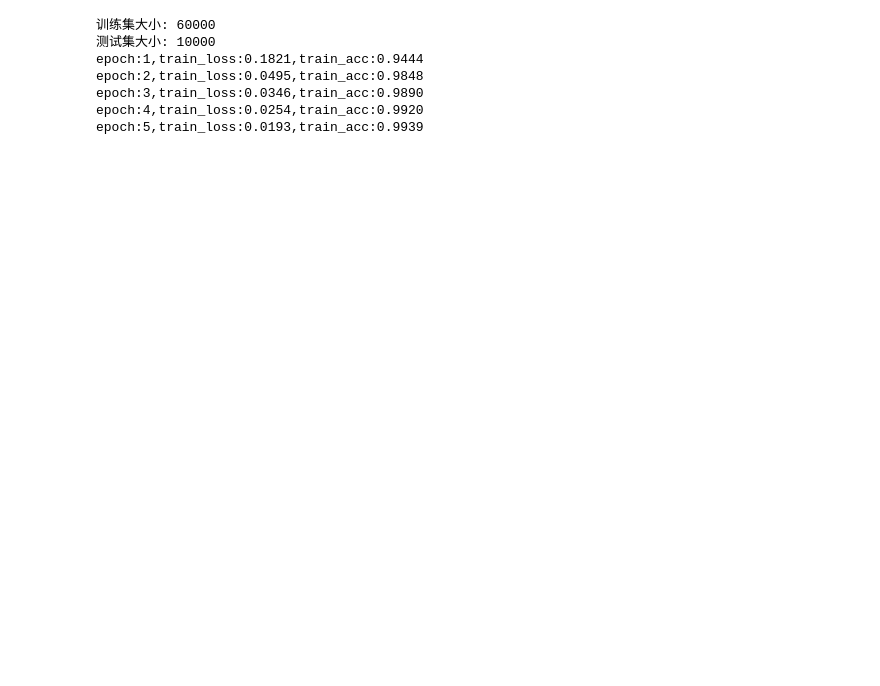
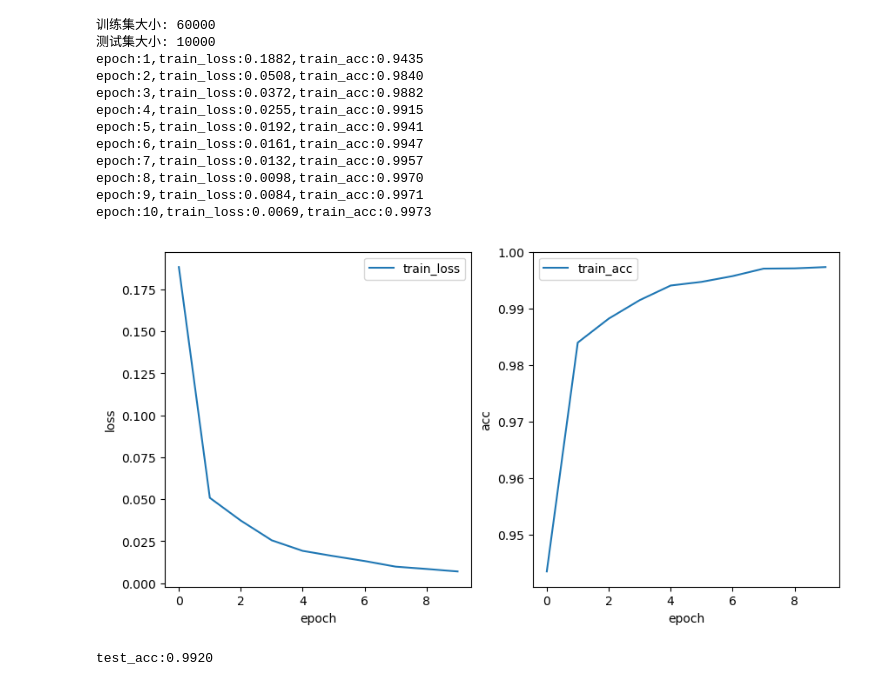
Before and after one commit to ssssswwwwwxxxxxxxwaxaca/MNIST, a Jupyter notebook: code/train.ipynb, the cells around one changed output. Saved outputs shown, nothing was run; the diff lists cells and outputs as text; code cells hidden in the pictures; blank space fills up the shorter version.

```diff
--- a/code/train.ipynb
+++ b/code/train.ipynb
@@ -66,6 +66,10 @@ optimizer=torch.optim.Adam(model.parameters(),lr=0.001) #优化函数
 
 epoches=10
 
+train_loss=[]
+train_acc=[]
+
+
 #开始循环
 for epoch in range(epoches):
     #模型设置为训练模式
@@ -80,36 +84,59 @@ for epoch in range(epoches):
         loss=criterion(outputs,labels)
         loss.backward()
         optimizer.step()
         runing_loss+=loss.item()
         _,predicted=torch.max(outputs.data,1)
         total+=labels.size(0)
         correct+=predicted.eq(labels.data).cpu().sum()
+
+    avg_loss=runing_loss/len(train_loader)
+    avg_acc=correct/total
+    train_loss.append(avg_loss)
+    train_acc.append(avg_acc)
     print('epoch:{},train_loss:{:.4f},train_acc:{:.4f}'.format(epoch+1,runing_loss/len(train_loader),correct/total))
 
 
 #绘制训练的各种参数的曲线
-
+plt.figure(figsize=(10,5))
+plt.subplot(1,2,1)
+plt.plot(train_loss,label='train_loss')
+plt.xlabel('epoch')
+plt.ylabel('loss')
+plt.legend()
+plt.subplot(1,2,2)
+plt.plot(train_acc,label='train_acc')
+plt.xlabel('epoch')
+plt.ylabel('acc')
+plt.legend()
+plt.show()
 
 #开始进行测试
 model.eval() #设置为测试模式
 correct=0
 total=0
 with torch.no_grad():
     for images,labels in test_loader:
         images,labels=images.to(device),labels.to(device)
         outputs=model(images)
         _,predicted=torch.max(outputs.data,1)
         total+=labels.size(0)
         correct+=predicted.eq(labels.data).cpu().sum()
 print('test_acc:{:.4f}'.format(correct/total))
 
 #保存模型
 torch.save(model.state_dict(),'mnist.pth')
 # %% [output]
 训练集大小: 60000
 测试集大小: 10000
-epoch:1,train_loss:0.1821,train_acc:0.9444
-epoch:2,train_loss:0.0495,train_acc:0.9848
-epoch:3,train_loss:0.0346,train_acc:0.9890
-epoch:4,train_loss:0.0254,train_acc:0.9920
-epoch:5,train_loss:0.0193,train_acc:0.9939
+epoch:1,train_loss:0.1882,train_acc:0.9435
+epoch:2,train_loss:0.0508,train_acc:0.9840
+epoch:3,train_loss:0.0372,train_acc:0.9882
+epoch:4,train_loss:0.0255,train_acc:0.9915
+epoch:5,train_loss:0.0192,train_acc:0.9941
+epoch:6,train_loss:0.0161,train_acc:0.9947
+epoch:7,train_loss:0.0132,train_acc:0.9957
+epoch:8,train_loss:0.0098,train_acc:0.9970
+epoch:9,train_loss:0.0084,train_acc:0.9971
+epoch:10,train_loss:0.0069,train_acc:0.9973
+[figure, added]
+test_acc:0.9920
```
Also changed, not shown: 2 other files.
